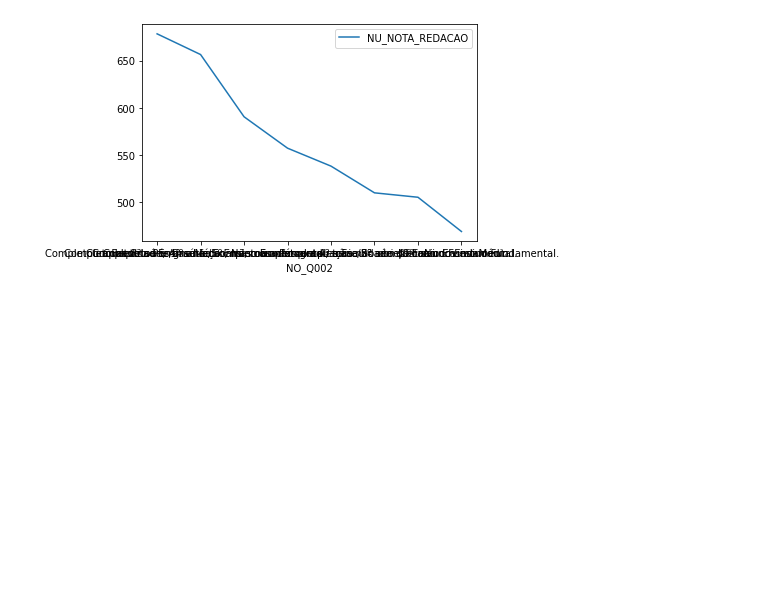
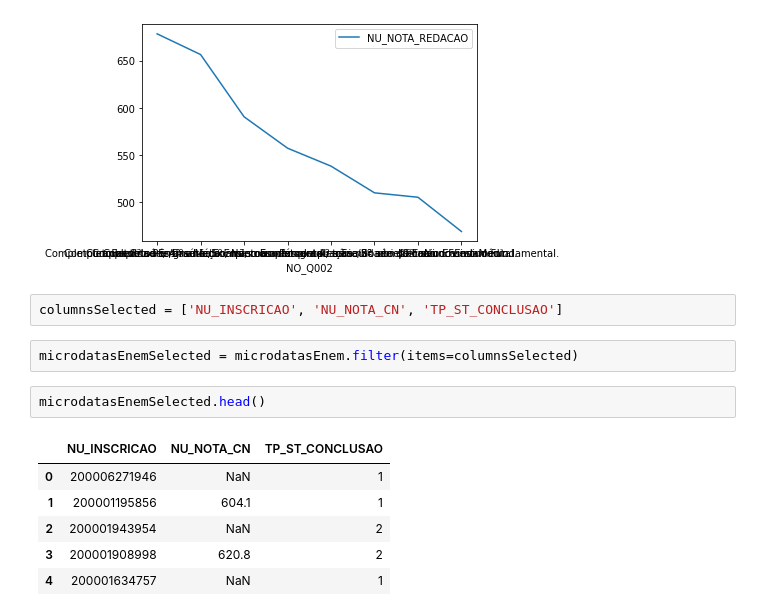
Before and after one commit to joaoeliandro/microdados_enem_analysis, a Jupyter notebook: analise_microdados_enem.ipynb, the cells around one changed output. Saved outputs shown, nothing was run; the diff lists cells and outputs as text; blank space fills up the shorter version.

```diff
--- a/analise_microdados_enem.ipynb
+++ b/analise_microdados_enem.ipynb
@@ -638,3 +654,16 @@ mean_grade_redaction_by_education_mother.plot()
 # %% [output]
 <matplotlib.axes._subplots.AxesSubplot at 0x...>
 [figure]
+# %%
+columnsSelected = ['NU_INSCRICAO', 'NU_NOTA_CN', 'TP_ST_CONCLUSAO']
+# %%
+microdatasEnemSelected = microdatasEnem.filter(items=columnsSelected)
+# %%
+microdatasEnemSelected.head()
+# %% [output]
+|  | NU_INSCRICAO | NU_NOTA_CN | TP_ST_CONCLUSAO |
+| 0 | 200006271946 | NaN | 1 |
+| 1 | 200001195856 | 604.1 | 1 |
+| 2 | 200001943954 | NaN | 2 |
+| 3 | 200001908998 | 620.8 | 2 |
+| 4 | 200001634757 | NaN | 1 |
```
Also changed, not shown: parts of 11 cells of this notebook.
